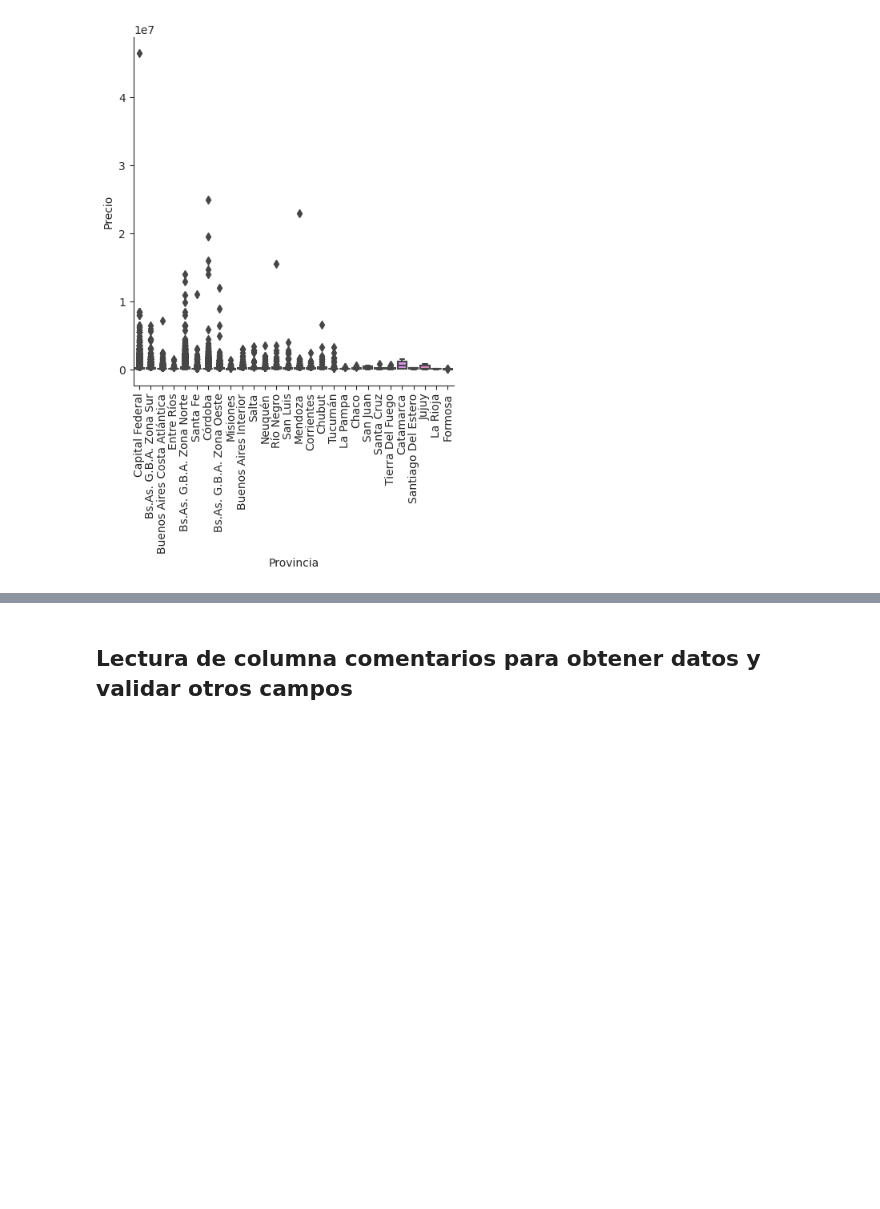
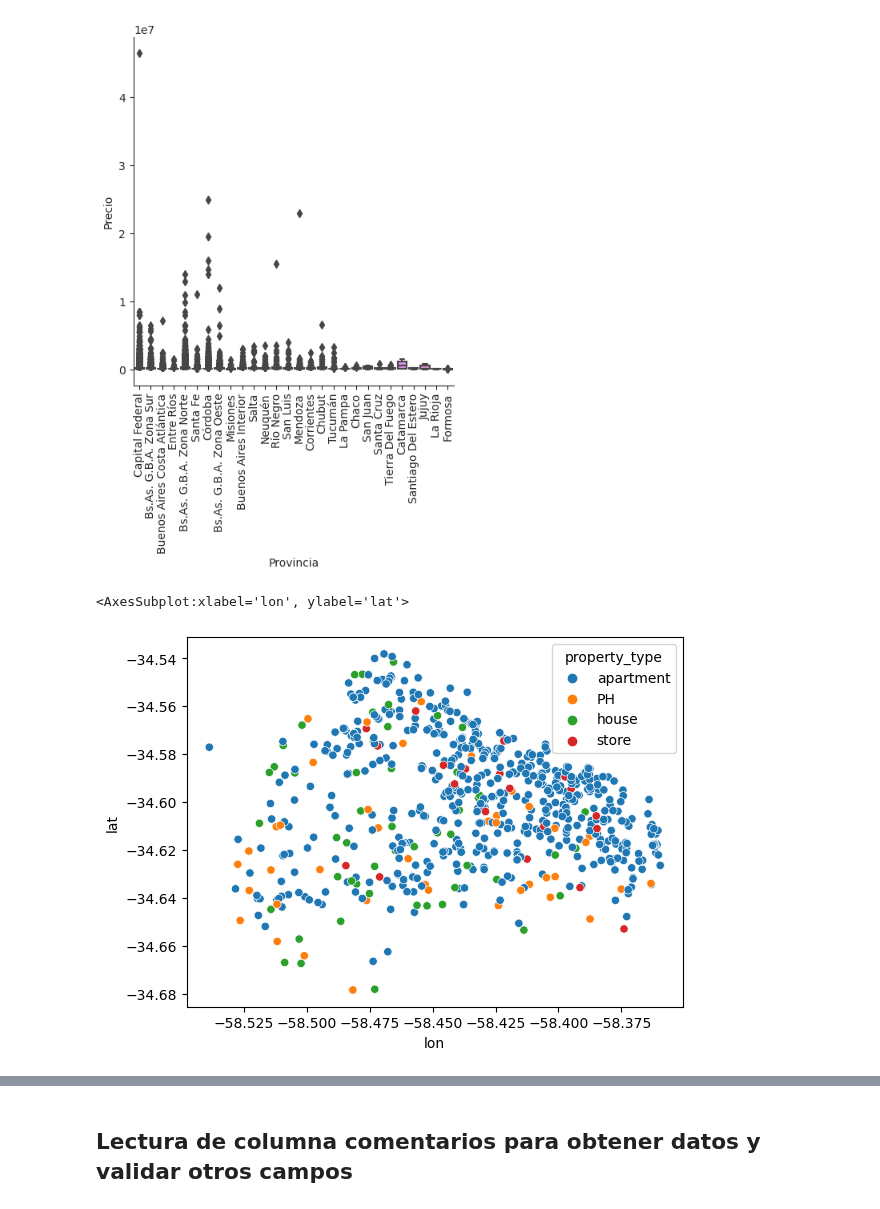
Before and after one commit to Facundo-Peloso/DH-TP-1---Grupo-10, a Jupyter notebook: Main-TP1 copy.ipynb, the cells around one changed output, grey strips where cells are left out. Cells and saved outputs as stored; diff of their text form; code cells hidden in the pictures; blank space fills up the shorter version.

```diff
--- a/Main-TP1 copy.ipynb
+++ b/Main-TP1 copy.ipynb
@@ -1053,3 +1071,8 @@ with sns.axes_style(style='ticks'):
     g.set_xticklabels(rotation=90)
 # %% [output]
 [figure]
+# %%
+sns.scatterplot(data = datos[datos["ciudad"] == "Capital Federal"].sample(1000), x="lon", y="lat",hue='property_type')
+# %% [output]
+<AxesSubplot:xlabel='lon', ylabel='lat'>
+[figure, added]
```
Also changed, not shown: parts of 22 cells of this notebook.
